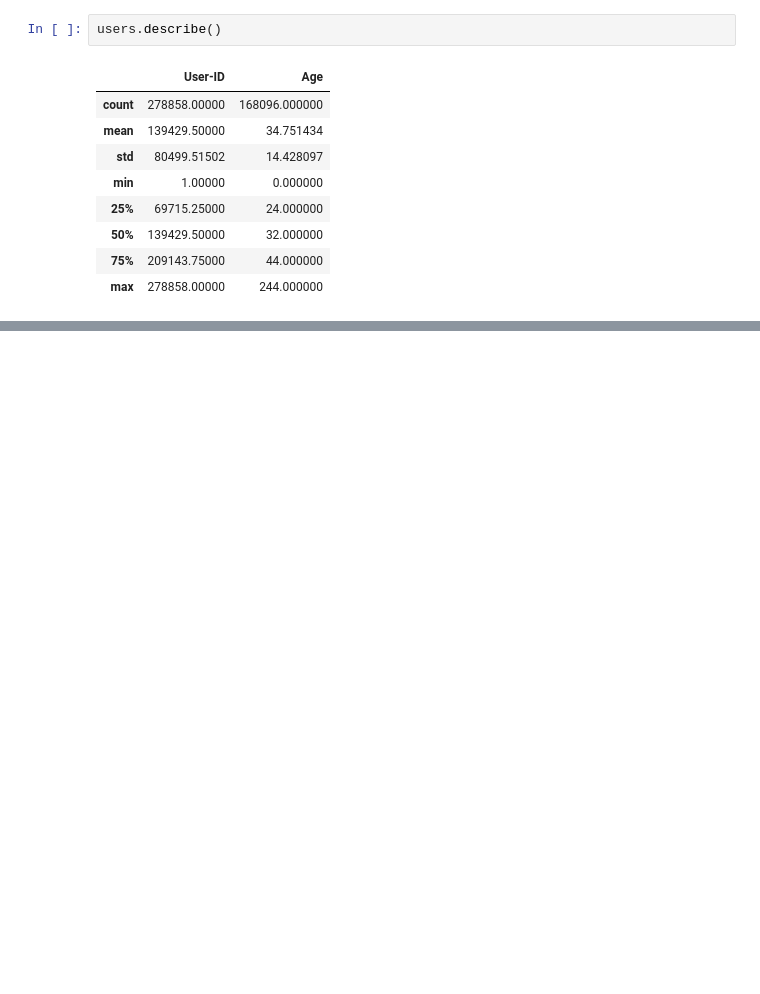
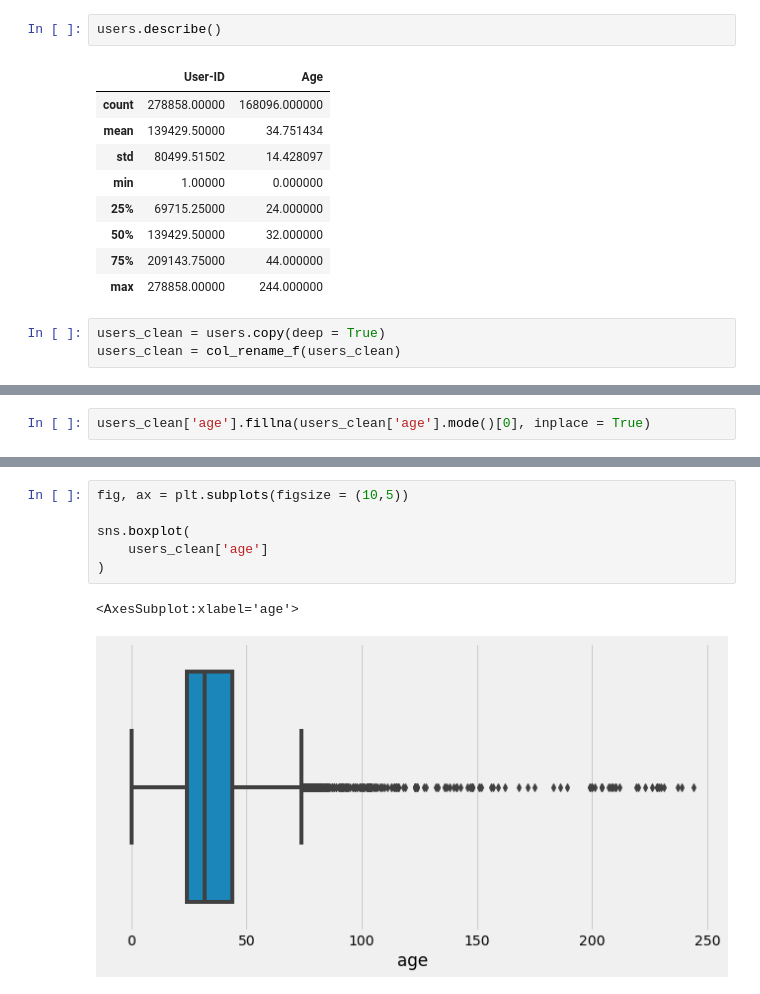
Before and after one commit to amrirasyidi/book_recommendation, a Jupyter notebook: fcc_book_recc_EDA.ipynb, the cells around one changed output, grey strips where cells are left out. Saved outputs shown, nothing was run; the diff lists cells and outputs as text; blank space fills up the shorter version.

```diff
--- a/fcc_book_recc_EDA.ipynb
+++ b/fcc_book_recc_EDA.ipynb
@@ -143,3 +244,6 @@ users.describe()
 | 50% | 139429.50000 | 32.000000 |
 | 75% | 209143.75000 | 44.000000 |
 | max | 278858.00000 | 244.000000 |
+# %%
+users_clean = users.copy(deep = True)
+users_clean = col_rename_f(users_clean)
@@ -145,0 +275,2 @@ users.describe()
+# %%
+users_clean['age'].fillna(users_clean['age'].mode()[0], inplace = True)
@@ -145,0 +286,9 @@ users.describe()
+# %%
+fig, ax = plt.subplots(figsize = (10,5))
+
+sns.boxplot(
+    users_clean['age']
+)
+# %% [output]
+<AxesSubplot:xlabel='age'>
+[figure, added]
```
Also changed, not shown: parts of 18 cells of this notebook.
